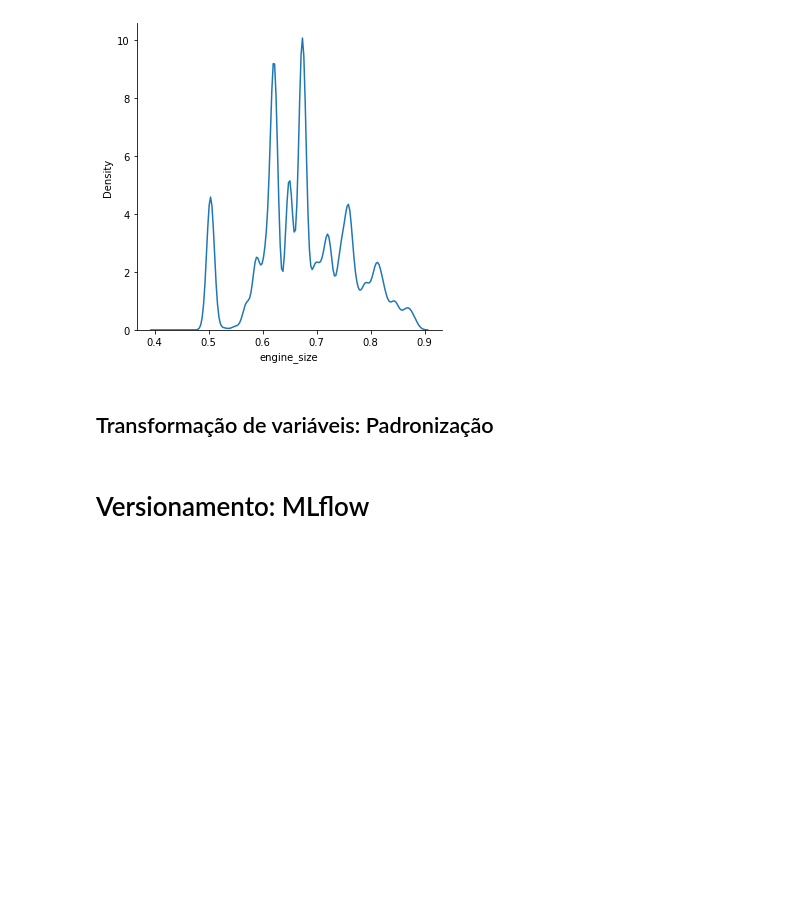
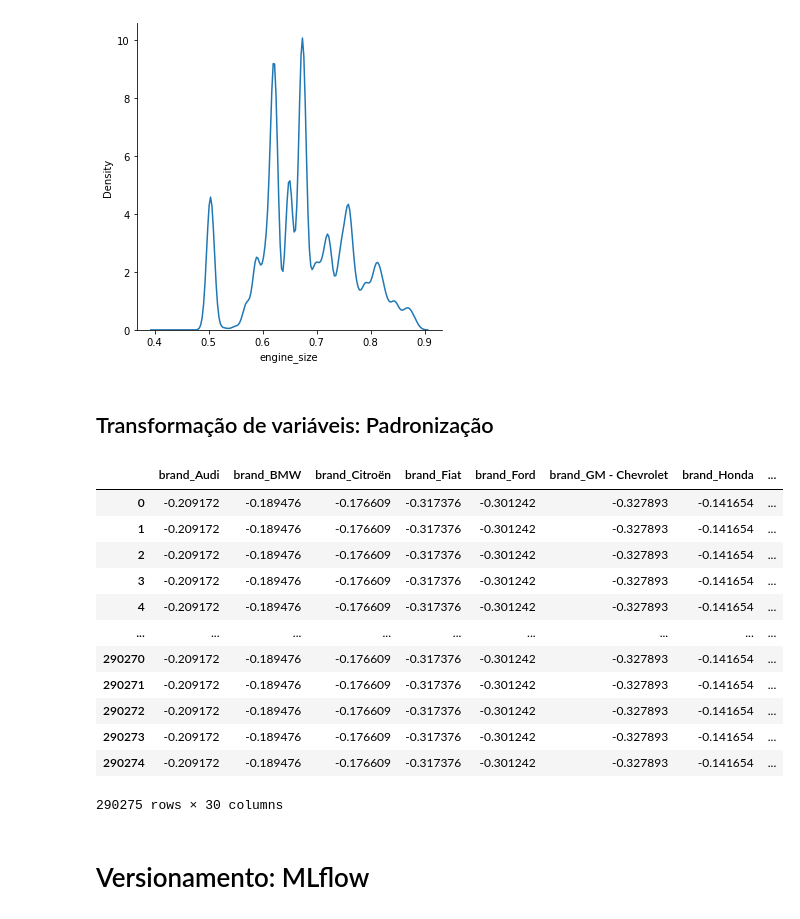
Before and after one commit to VicenteJFonseca/previs-o_pre-o_carros, a Jupyter notebook: previsão_preços_carros.ipynb, the cells around one changed output. Drawn from its saved outputs; the diff is of its cells as text; code cells hidden in the pictures; blank space fills up the shorter version.

```diff
--- a/previsão_preços_carros.ipynb
+++ b/previsão_preços_carros.ipynb
@@ -301,6 +301,22 @@ scaler = preprocessing.StandardScaler()
 X_scl = scaler.fit_transform(X_avg_price)
 # %%
 X_price = pd.DataFrame(X_scl, columns = columns)
+# %%
+X_price
+# %% [output]
+|  | brand_Audi | brand_BMW | brand_Citroën | brand_Fiat | brand_Ford | brand_GM - Chevrolet | brand_Honda | ... |
+| 0 | -0.209172 | -0.189476 | -0.176609 | -0.317376 | -0.301242 | -0.327893 | -0.141654 | ... |
+| 1 | -0.209172 | -0.189476 | -0.176609 | -0.317376 | -0.301242 | -0.327893 | -0.141654 | ... |
+| 2 | -0.209172 | -0.189476 | -0.176609 | -0.317376 | -0.301242 | -0.327893 | -0.141654 | ... |
+| 3 | -0.209172 | -0.189476 | -0.176609 | -0.317376 | -0.301242 | -0.327893 | -0.141654 | ... |
+| 4 | -0.209172 | -0.189476 | -0.176609 | -0.317376 | -0.301242 | -0.327893 | -0.141654 | ... |
+| ... | ... | ... | ... | ... | ... | ... | ... | ... |
+| 290270 | -0.209172 | -0.189476 | -0.176609 | -0.317376 | -0.301242 | -0.327893 | -0.141654 | ... |
+| 290271 | -0.209172 | -0.189476 | -0.176609 | -0.317376 | -0.301242 | -0.327893 | -0.141654 | ... |
+| 290272 | -0.209172 | -0.189476 | -0.176609 | -0.317376 | -0.301242 | -0.327893 | -0.141654 | ... |
+| 290273 | -0.209172 | -0.189476 | -0.176609 | -0.317376 | -0.301242 | -0.327893 | -0.141654 | ... |
+| 290274 | -0.209172 | -0.189476 | -0.176609 | -0.317376 | -0.301242 | -0.327893 | -0.141654 | ... |
+290275 rows × 30 columns
 # %% [markdown]
 # Versionamento: MLflow
 # %%
```
Also changed, not shown: parts of 9 cells of this notebook.
